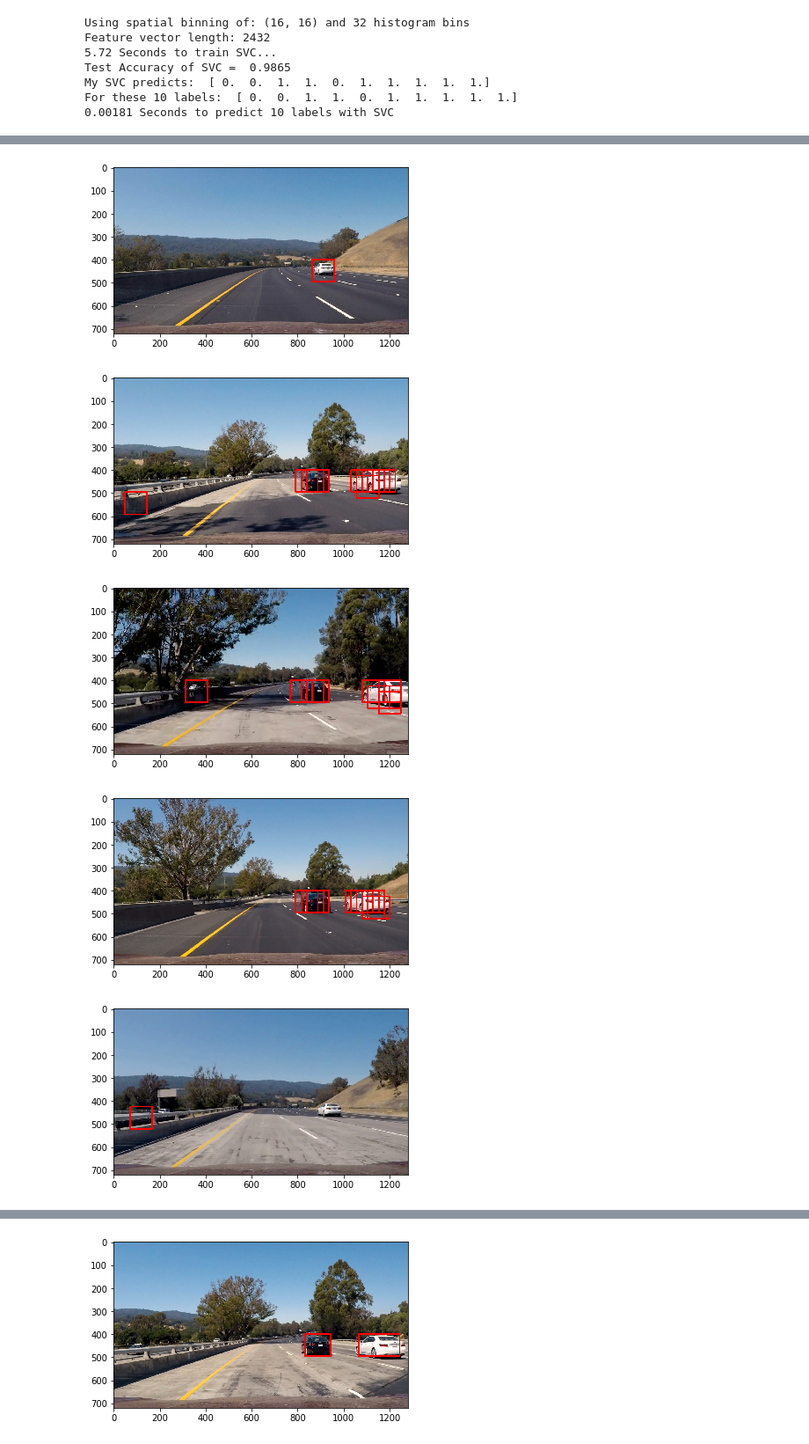
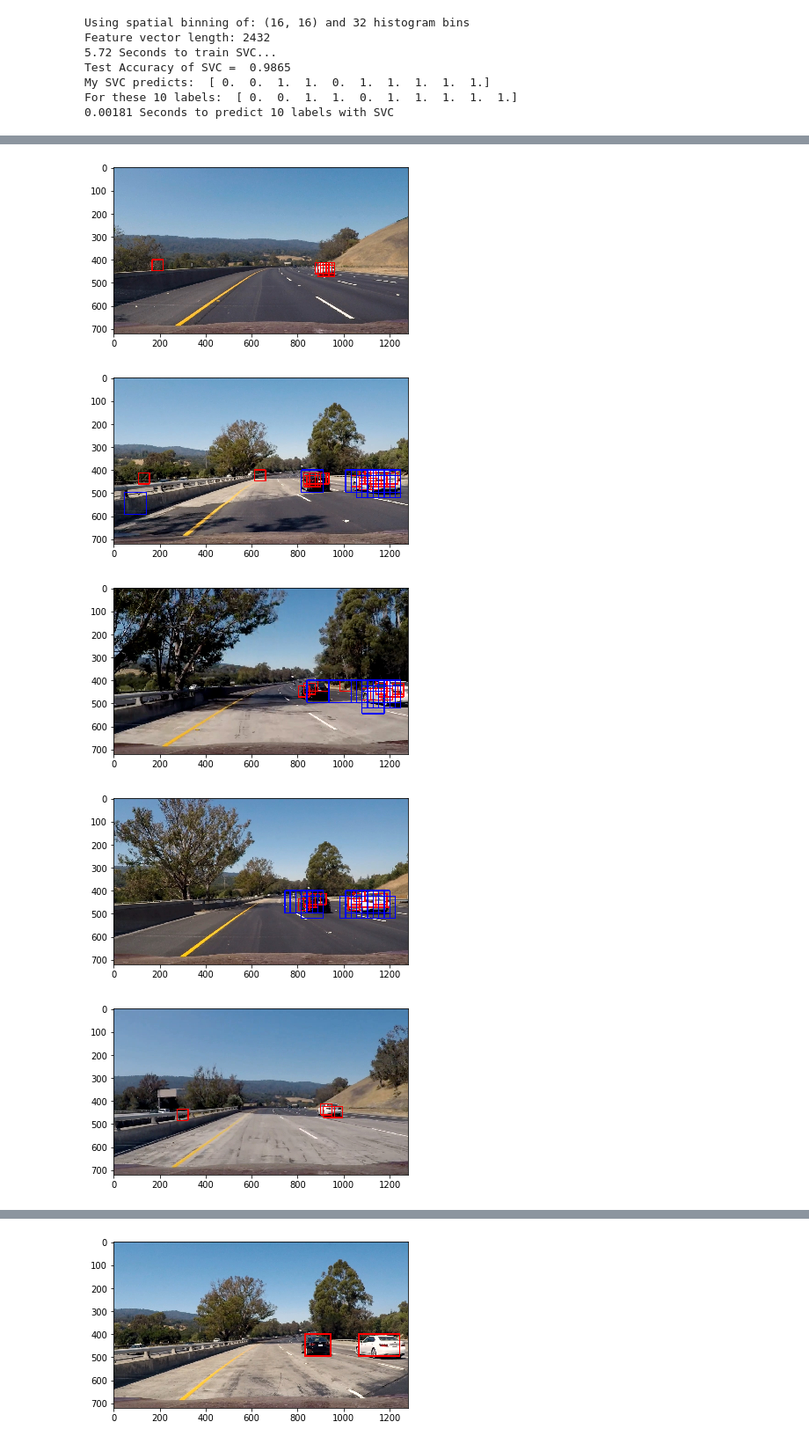
Before and after one commit to roba269/CarND-Vehicle-Detection-Submit, a Jupyter notebook: code.ipynb, the cells around one changed output, grey strips where cells are left out. Shown at 88% size. Saved outputs shown, nothing was run; the diff lists cells and outputs as text; code cells hidden in the pictures.

```diff
--- a/code.ipynb
+++ b/code.ipynb
@@ -460,8 +450,11 @@ def find_cars(img, ystart, ystop, xstart, xstop, scale,
 # %%
 for image_p in glob.iglob('test_images/*.jpg'):
     image = cv2.imread(image_p)
-    hot_windows = find_cars(image, 400, 640, None, None, 1.5, svc, X_scaler, orient, pix_per_cell, cell_per_block,
-                            spatial_size, hist_bins, color_space)
-    window_img = draw_boxes(image, hot_windows, color=(0, 0, 255), thick=6)
-    show_img(window_img)
+    hot_windows = find_cars(image, 400, 500, None, None, 0.75, svc, X_scaler, orient, pix_per_cell,
+                            cell_per_block, spatial_size, hist_bins, color_space)
+    image = draw_boxes(image, hot_windows, color=(0, 0, 255), thick=3)
+    hot_windows = find_cars(image, 400, 650, None, None, 1.5, svc, X_scaler, orient, pix_per_cell,
+                            cell_per_block, spatial_size, hist_bins, color_space)
+    image = draw_boxes(image, hot_windows, color=(255, 0, 0), thick=3)
+    show_img(image)
 # %% [output]
@@ -470,5 +463,5 @@ for image_p in glob.iglob('test_images/*.jpg'):
-[figure, old version]
+[figure, new version]
-[figure, old version]
+[figure, new version]
-[figure, old version]
+[figure, new version]
-[figure, old version]
+[figure, new version]
-[figure, old version]
+[figure, new version]
```
Also changed, not shown: parts of 10 cells of this notebook, 4 other files.
